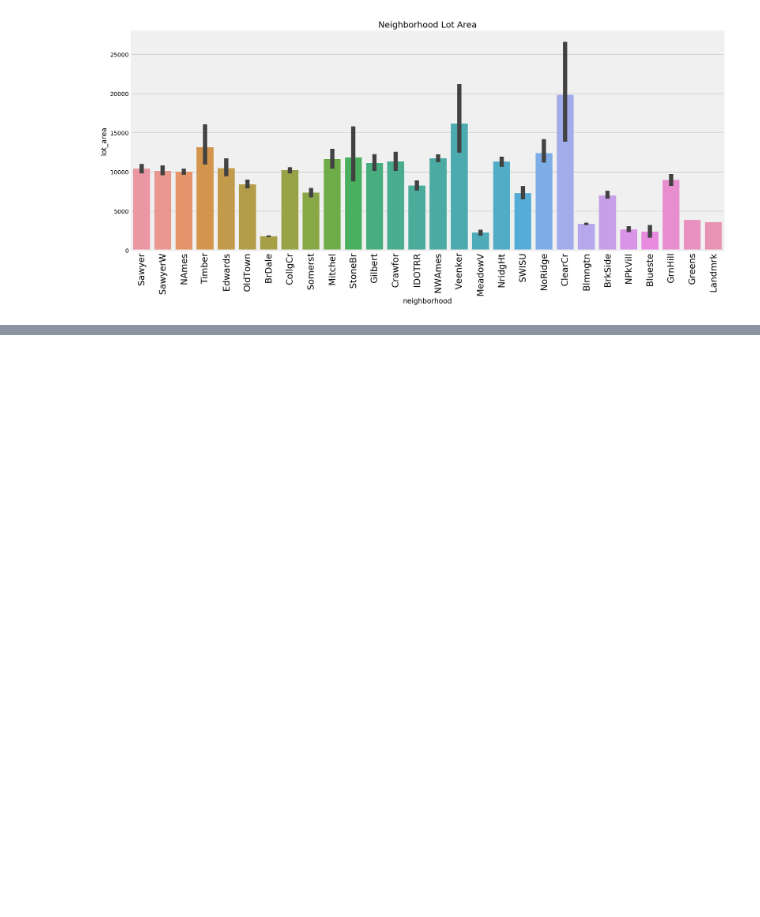
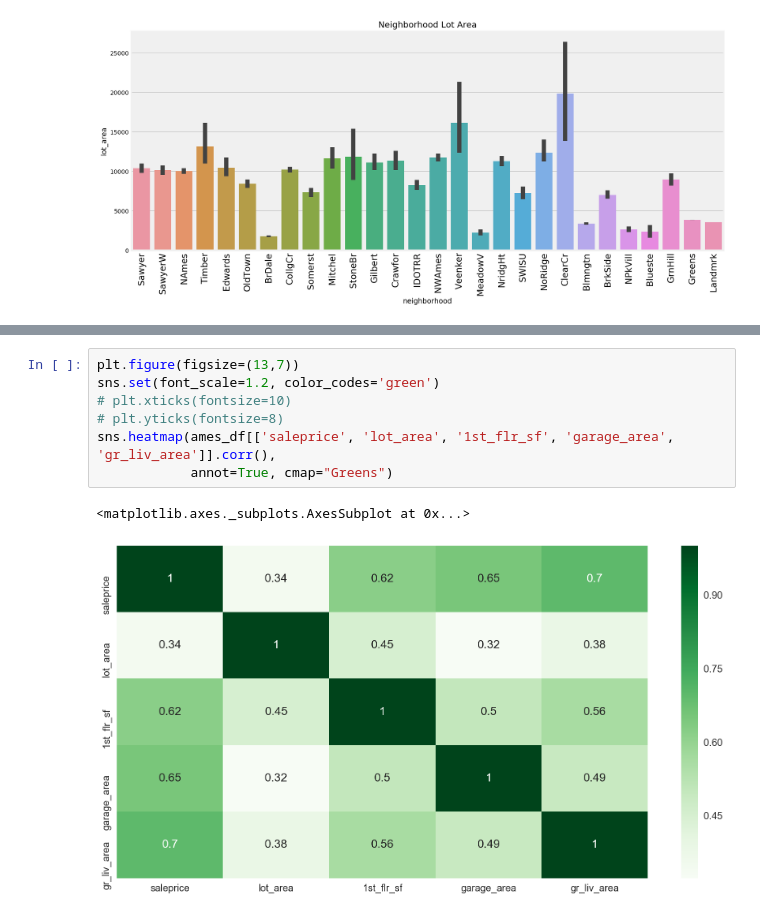
Before and after one commit to datanelson518/Ames-Iowa-Home-Value, a Jupyter notebook: jon_nelson_la/code/Project2_001_DataClean_EDA.ipynb, the cells around one changed output, grey strips where cells are left out. Cells and saved outputs as stored; diff of their text form; blank space fills up the shorter version.

```diff
--- a/jon_nelson_la/code/Project2_001_DataClean_EDA.ipynb
+++ b/jon_nelson_la/code/Project2_001_DataClean_EDA.ipynb
@@ -486,0 +535,10 @@ Wall time: 566 ms
+# %%
+plt.figure(figsize=(13,7))
+sns.set(font_scale=1.2, color_codes='green')
+# plt.xticks(fontsize=10)
+# plt.yticks(fontsize=8)
+sns.heatmap(ames_df[['saleprice', 'lot_area', '1st_flr_sf', 'garage_area', 'gr_liv_area']].corr(),
+            annot=True, cmap="Greens")
+# %% [output]
+<matplotlib.axes._subplots.AxesSubplot at 0x...>
+[figure, added]
```
Also changed, not shown: parts of 12 cells of this notebook, 17 other files.
